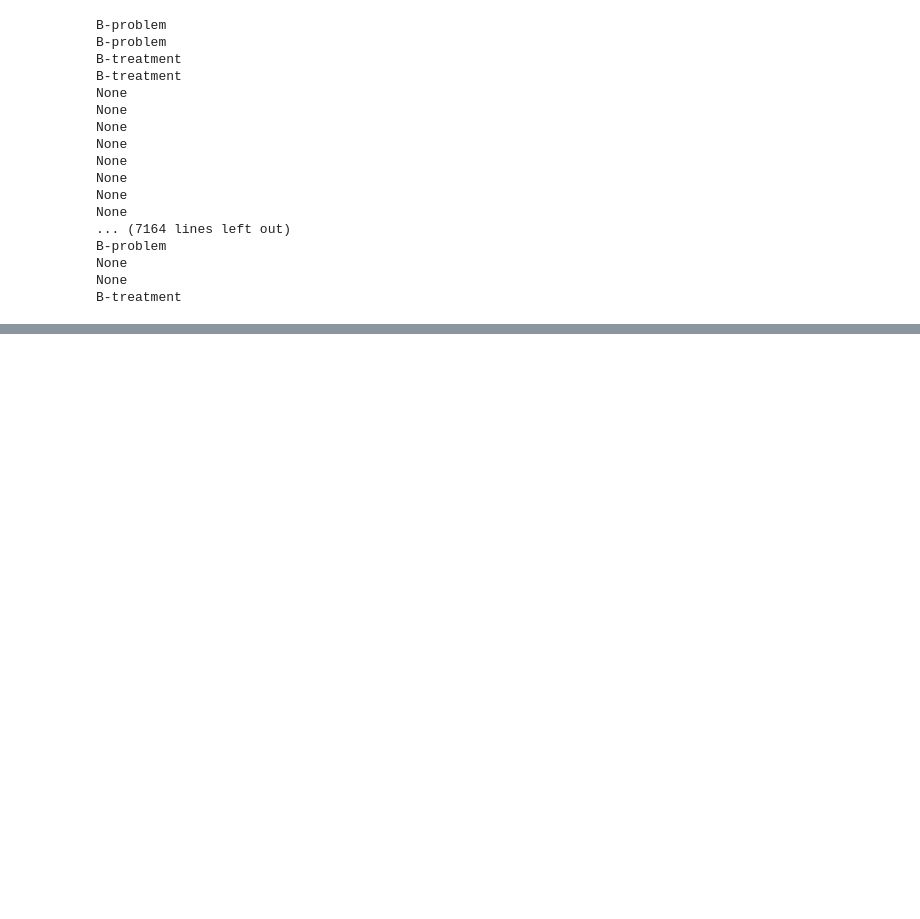
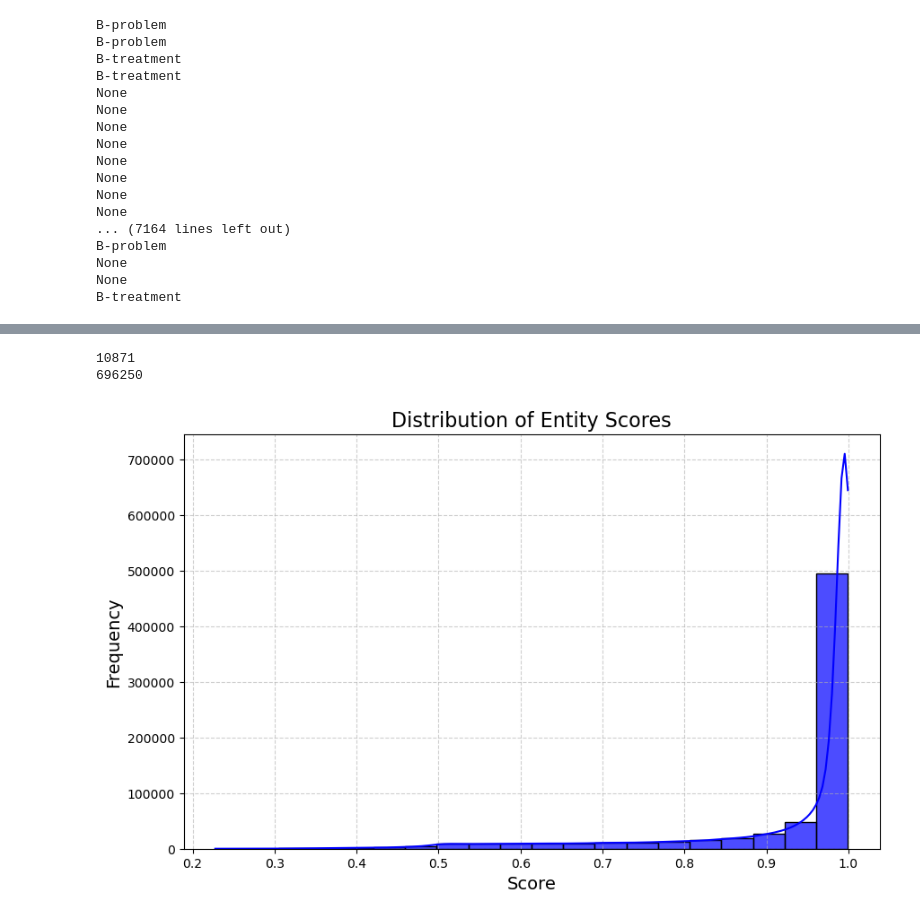
Before and after one commit to rmr284/NLP_project, a Jupyter notebook: task_3.ipynb, the cells around one changed output, grey strips where cells are left out. Drawn from its saved outputs; the diff is of its cells as text; code cells hidden in the pictures; blank space fills up the shorter version.

```diff
--- a/task_3.ipynb
+++ b/task_3.ipynb
@@ -320,0 +374,5 @@ B-treatment
+# %%
+#Display the top 10 entities
+print("\nSample entities:")
+for entity in entities[:10]:
+    print(entity)
@@ -320,0 +391,26 @@ B-treatment
+# %%
+results = [entity for entity in entities if entity['score'] < 0.5]
+print(len(results))
+print(len(entities))
+# %% [output]
+10871
+696250
+# %%
+import matplotlib.pyplot as plt
+import seaborn as sns
+
+# Assuming `entities` is a list of dictionaries with "score" as one of the keys
+scores = [entity["score"] for entity in entities]
+
+# Plot the histogram
+plt.figure(figsize=(10, 6))
+sns.histplot(scores, bins=20, kde=True, color='blue', alpha=0.7)
+
+# Add labels and title
+plt.title("Distribution of Entity Scores", fontsize=16)
+plt.xlabel("Score", fontsize=14)
+plt.ylabel("Frequency", fontsize=14)
+plt.grid(True, linestyle='--', alpha=0.6)
+plt.show()
+# %% [output]
+[figure, added]
```
Also changed, not shown: parts of 7 cells of this notebook.
